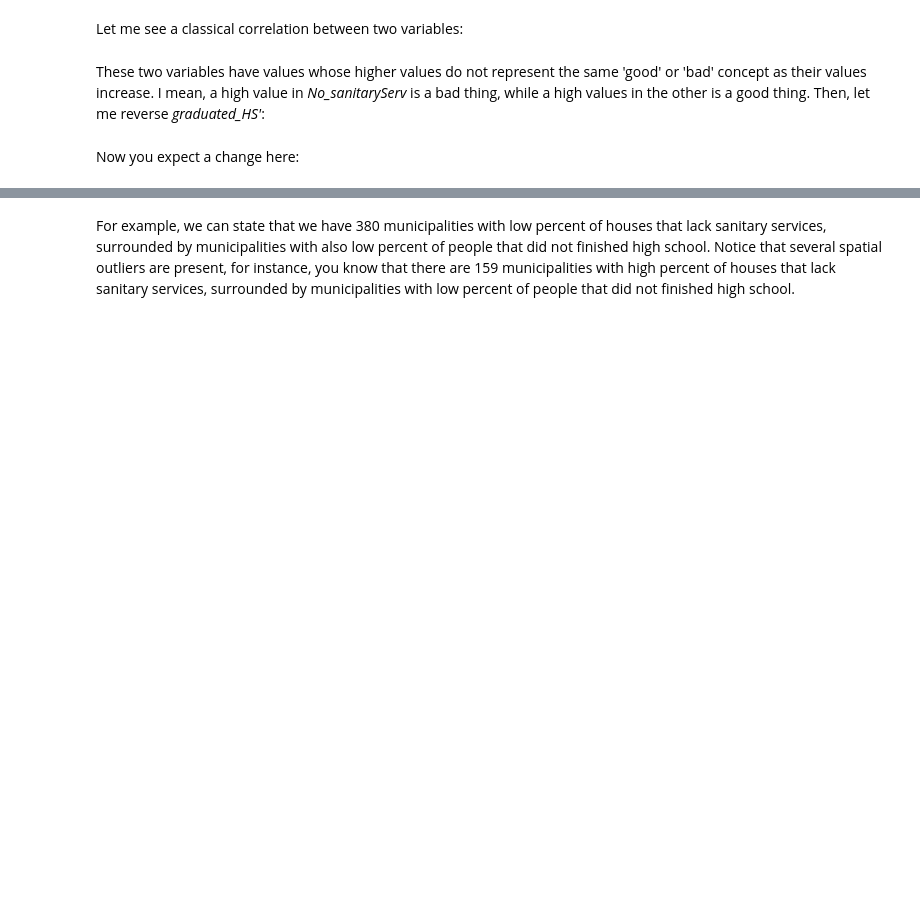
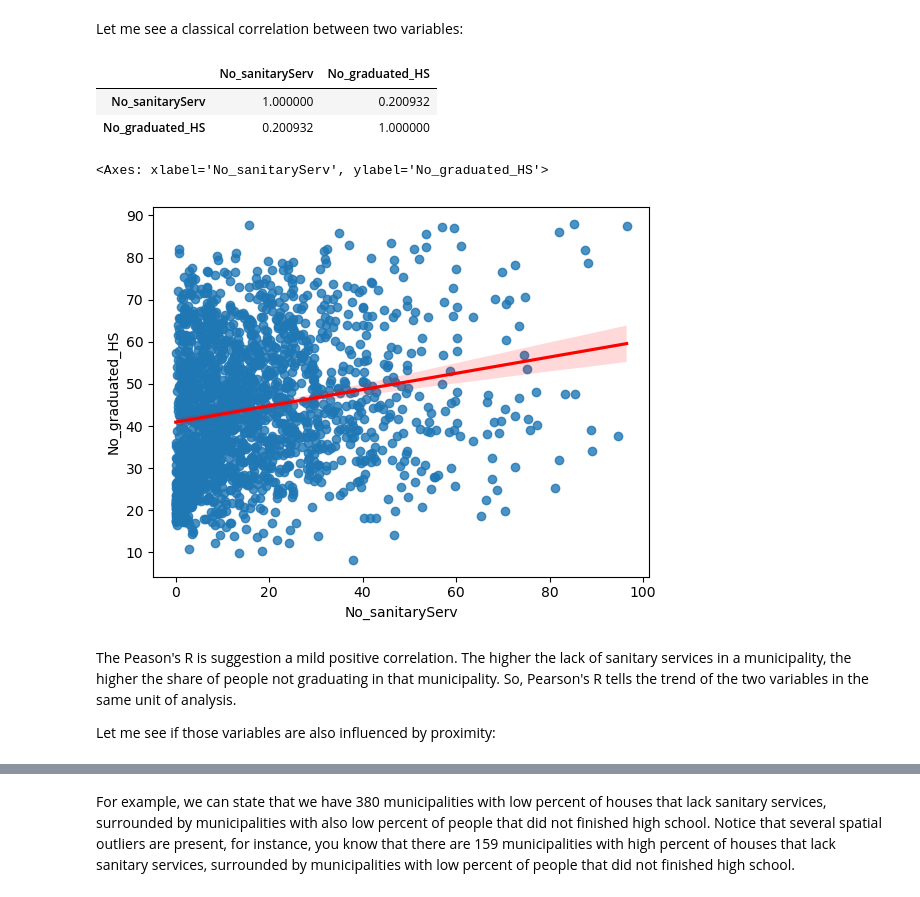
Before and after one commit to DACSS-CSSmeths/Spatial-Analytics, a Jupyter notebook: index.ipynb, the cells around one changed output, grey strips where cells are left out. Drawn from its saved outputs; the diff is of its cells as text; code cells hidden in the pictures; blank space fills up the shorter version.

```diff
--- a/index.ipynb
+++ b/index.ipynb
@@ -283,8 +481,17 @@ peru_hdi_map.columns
 # %% [markdown]
 Let me see a classical correlation between two variables:
 # %%
-peru_hdi_map[['No_sanitaryServ','graduated_HS']].corr()
+peru_hdi_map[['No_sanitaryServ','No_graduated_HS']].corr()
+# %% [output]
+|  | No_sanitaryServ | No_graduated_HS |
+| No_sanitaryServ | 1.000000 | 0.200932 |
+| No_graduated_HS | 0.200932 | 1.000000 |
 # %%
-sea.regplot(data=peru_hdi_map, x='No_sanitaryServ',y='graduated_HS',line_kws=dict(color="r"))
+sea.regplot(data=peru_hdi_map, x='No_sanitaryServ',y='No_graduated_HS',line_kws=dict(color="r"))
+# %% [output]
+<Axes: xlabel='No_sanitaryServ', ylabel='No_graduated_HS'>
+[figure, added]
 # %% [markdown]
-These two variables have values whose higher values do not represent the same 'good' or 'bad' concept as their values increase. I mean, a high value in _No_sanitaryServ_ is a bad thing, while a high values in the other is a good thing. Then, let me reverse *graduated_HS'*:
+The Peason's R is suggestion a mild positive correlation. The higher the lack of sanitary services in a municipality, the higher the share of people not graduating in that municipality. So, Pearson's R tells the trend of the two variables in the same unit of analysis.
+
+Let me see if those variables are also influenced by proximity:
@@ -296,2 +497,0 @@ peru_hdi_map['Non_graduated_HS']=100-peru_hdi_map.graduated_HS
-# %% [markdown]
-Now you expect a change here:
```
Also changed, not shown: parts of 43 cells of this notebook, 1 other file.
